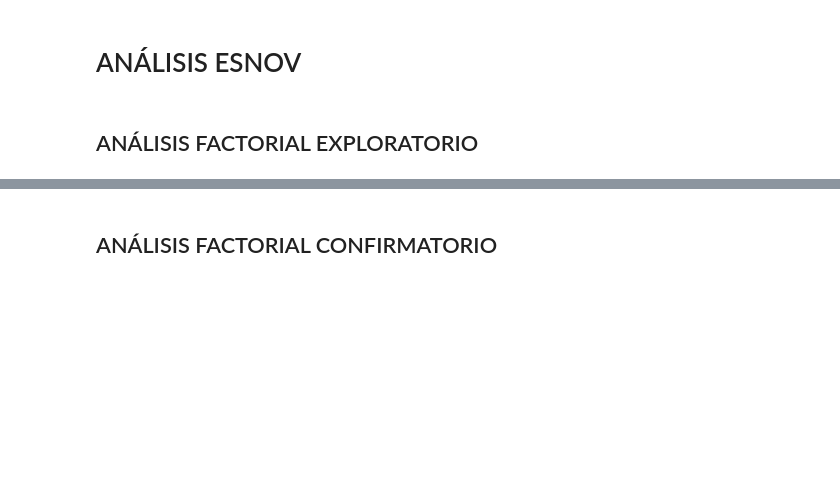
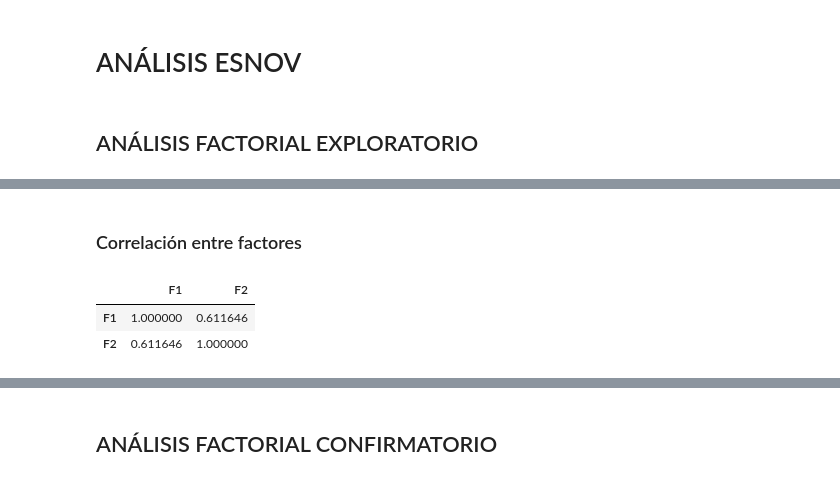
Before and after one commit to jisaaco/everchanging, a Jupyter notebook: factor_analysis_karina.ipynb, the cells around one changed output, grey strips where cells are left out. Drawn from its saved outputs; the diff is of its cells as text; code cells hidden in the pictures; blank space fills up the shorter version.

```diff
--- a/factor_analysis_karina.ipynb
+++ b/factor_analysis_karina.ipynb
@@ -289,0 +330,11 @@ sns.lineplot(data = df,
+# %% [markdown]
+### Correlación entre factores
+# %%
+correlaciones = pd.DataFrame(fa.phi_,
+                              columns = cols_exp,
+                              index = cols_exp)
+correlaciones
+# %% [output]
+|  | F1 | F2 |
+| F1 | 1.000000 | 0.611646 |
+| F2 | 0.611646 | 1.000000 |
```
Also changed, not shown: parts of 6 cells of this notebook.
